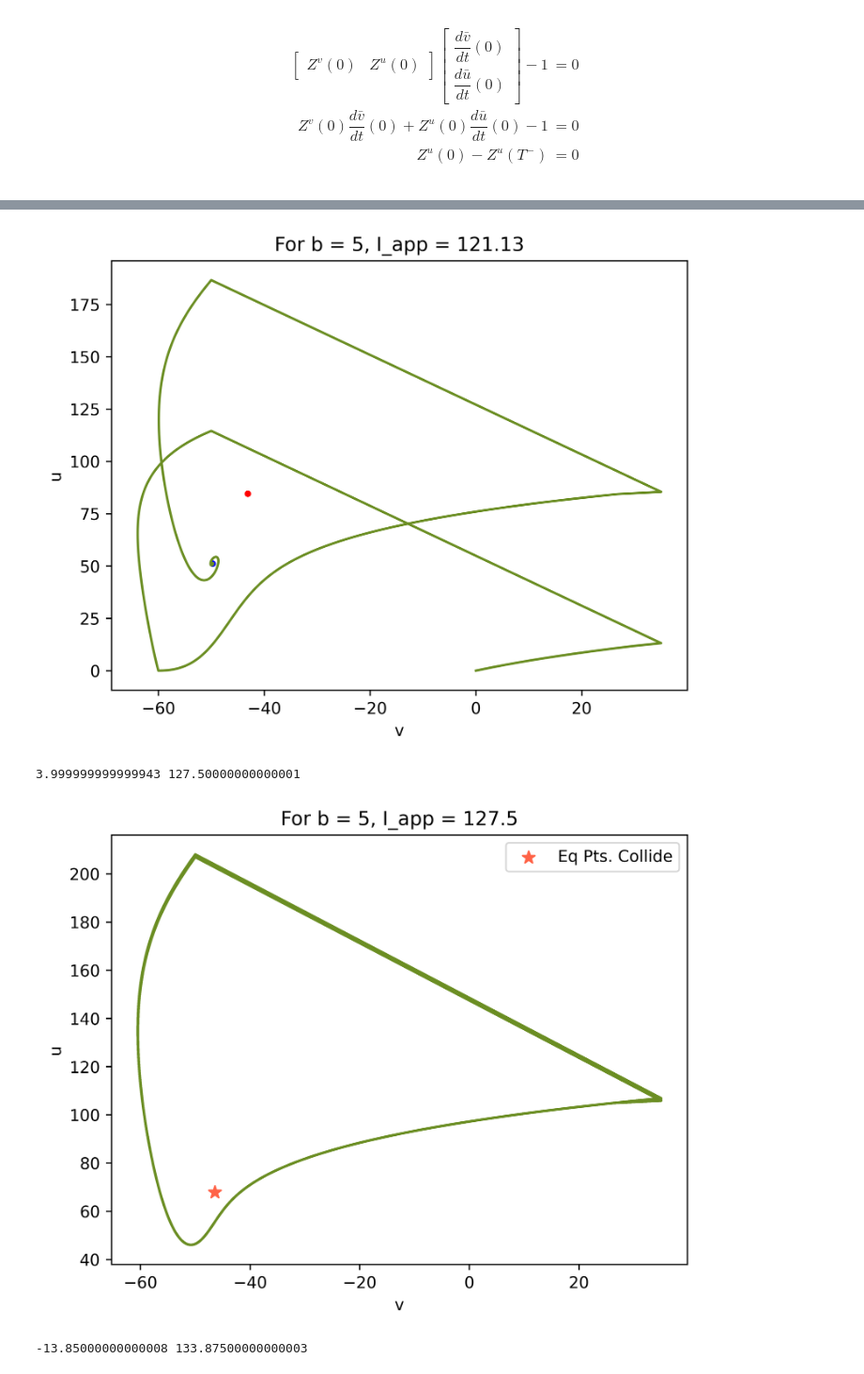
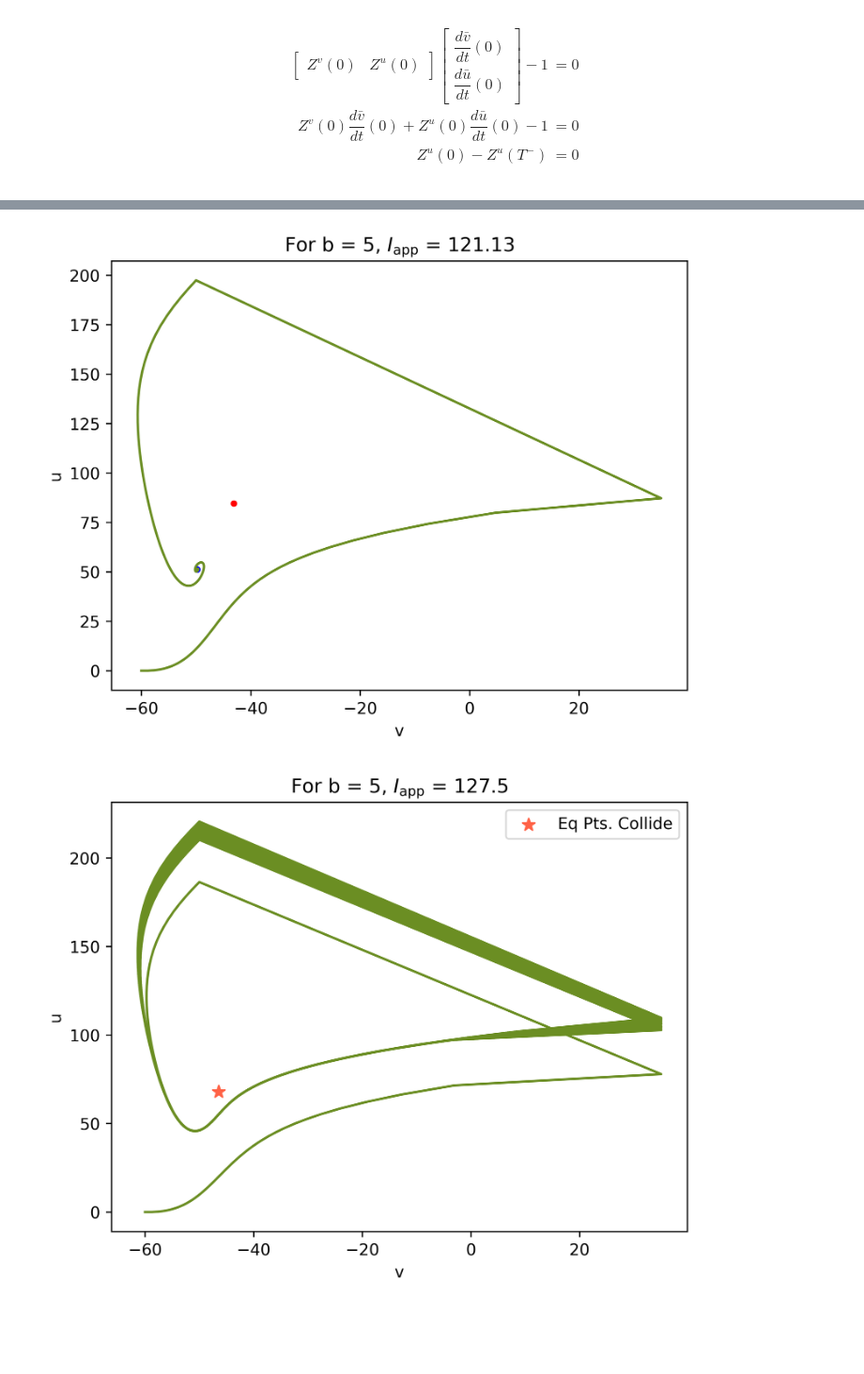
Before and after one commit to III-Derek/USRA-2024, a Jupyter notebook: phase_model.ipynb, the cells around one changed output, grey strips where cells are left out. Shown at 94% size. Cells and saved outputs as stored; diff of their text form; code cells hidden in the pictures; blank space fills up the shorter version.

```diff
--- a/phase_model.ipynb
+++ b/phase_model.ipynb
@@ -650,3 +887,21 @@ pdf.close()
+# %%
+h = 0.01
+T = 5 * 3000
+datapoints = int(T/h)
+I_app = np.zeros(datapoints)
+I_app[:] = 90
+simple_model.b = 1.7
+soln = simple_model.forward_euler(IC, h, T, I_app)
+stable_lc = simple_model.get_stable_soln(IC, h, T)
+fig = plt.figure()
+plt.title(f"Periodic Solution for b = {1.7} for I_app = {I_app[-1]}, with period = {round(stable_lc['time'][-1] - stable_lc['time'][0], 1)}")
+plt.plot(soln['time'], soln['voltage'])
+plt.plot(stable_lc['time'], stable_lc['voltage'])
+plt.xlabel('time (ms)')
+plt.ylabel('voltage')
+plt.xlim([0, 5000])
+plt.savefig('periodic solution for b = 1.7.png')
+plt.close(fig)
 # %%
 # pdf_name = f'iPRC Zu.pdf'
 # pdf = PdfPages(pdf_name)
@@ -687,8 +942,8 @@ pdf.close()
 b = 5
 simple_model.b = b
 current_multiplier = [0.95, 1.0, 1.05]
-h = 0.1
-T = 5000 * 4
+h = 1
+T = 5000
 datapoints = int(T/h)
 C = 100
 k = 0.7
@@ -700,9 +955,20 @@ d = 100
 for multiplier in current_multiplier:
     I_app = np.zeros(datapoints)
     I_app[int(0.2*datapoints):] = multiplier * simple_model.I_b()
-    soln = simple_model.fourth_order_RK(IC, h, T, I_app)
+    # I_app[int(0.25 * datapoints):int(0.27 * datapoints)]+= 5
+    soln = simple_model.forward_euler(IC, h, T, I_app)
+    # v_max = max(soln['voltage'])
+    # v_min = min(soln['voltage'])
+    # u_max = max(soln['current'])
+    # u_min = min(soln['current'])
+    # v_range = np.linspace(v_min, -45, 15)
+    # u_range = np.linspace(u_min, 10, 15)
+    # I_app = np.zeros(15)
+    # I_app[int(0.2*15):] = multiplier * simple_model.I_b()
+    # dv = (k*(v_range - vr) * (v_range - vt) - u_range + I_app)/C
+    # du = a * (b * (v_range - vr) - u_range)
+
     radicand = (vr-vt)**2 * k**2 + (-2*vr*b+2*b*vt-4*(I_app[int(0.5 * datapoints)]))*k + b**2
-    print(radicand, I_app[int(0.25*datapoints)])
     fig = plt.figure(dpi = 600)
     if multiplier < 1:
         v_eq1 = (k*vt + k*vr + b + np.sqrt(radicand))/(2*k)
@@ -718,14 +984,14 @@ for multiplier in current_multiplier:
         plt.legend(loc = 'upper right')
     else:
         pass
-    if multiplier < 1.0:
-        plt.plot(soln['voltage'][:], soln['current'][:], 'olivedrab')
-    else:
-        plt.plot(soln['voltage'][int(0.21*datapoints):], soln['current'][int(0.21*datapoints):], 'olivedrab')
-    plt.title(f'For b = {b}, I_app = {round(I_app[int(0.5*datapoints)], 2)}')
+    plt.plot(soln['voltage'][:], soln['current'][:], 'olivedrab')
+    # v_mat, u_mat = np.meshgrid(v_range, u_range)
+    # dv_mat, du_mat = np.meshgrid(dv, du)
+    # plt.quiver(v_mat, u_mat, dv_mat, du_mat)
+    plt.title(fr'For b = {b}, $I_{{\text{{app}}}}$ = {round(I_app[int(0.5*datapoints)], 2)}')
     plt.xlabel('v')
     plt.ylabel('u')
-    fig.savefig(f'Phase_plane/For b = {b}, I_app = {round(I_app[int(0.5*datapoints)], 2)}.png')
+    fig.savefig(f'For b = {b}, I_app = {round(I_app[int(0.5*datapoints)], 2)}.png')
     plt.show()
     plt.close(fig)
 # %% [output]
@@ -733,4 +998,2 @@ for multiplier in current_multiplier:
-[figure, old version]
+[figure, new version]
-3.999999999999943 127.50000000000001
-[figure, old version]
+[figure, new version]
--13.85000000000008 133.87500000000003
```
Also changed, not shown: parts of 10 cells of this notebook.
